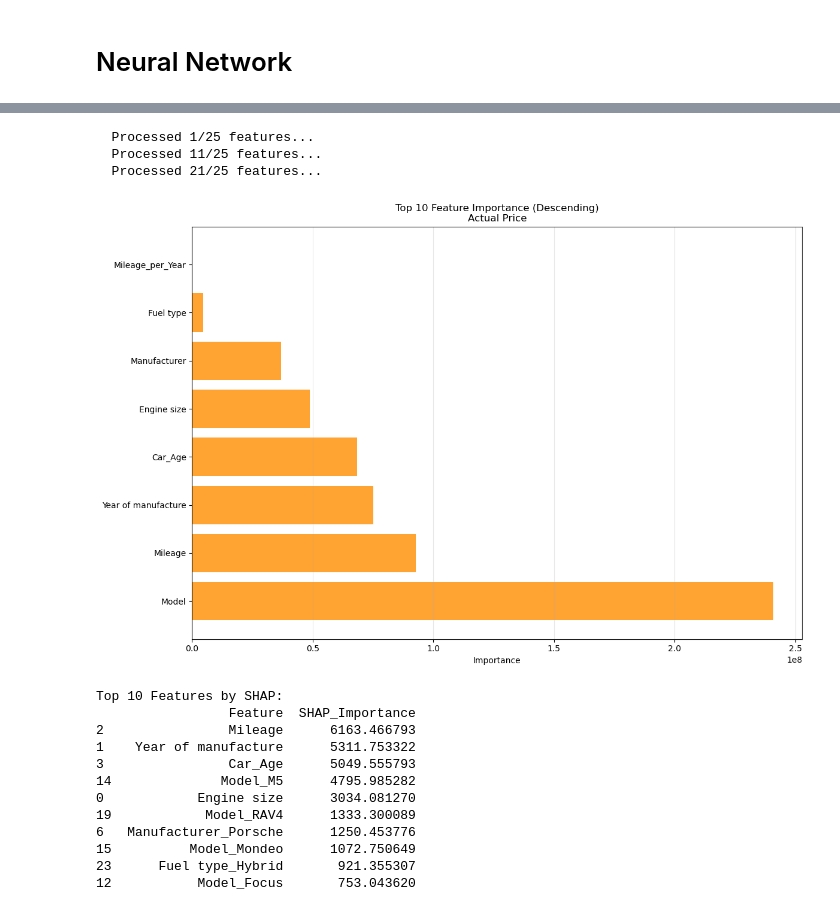
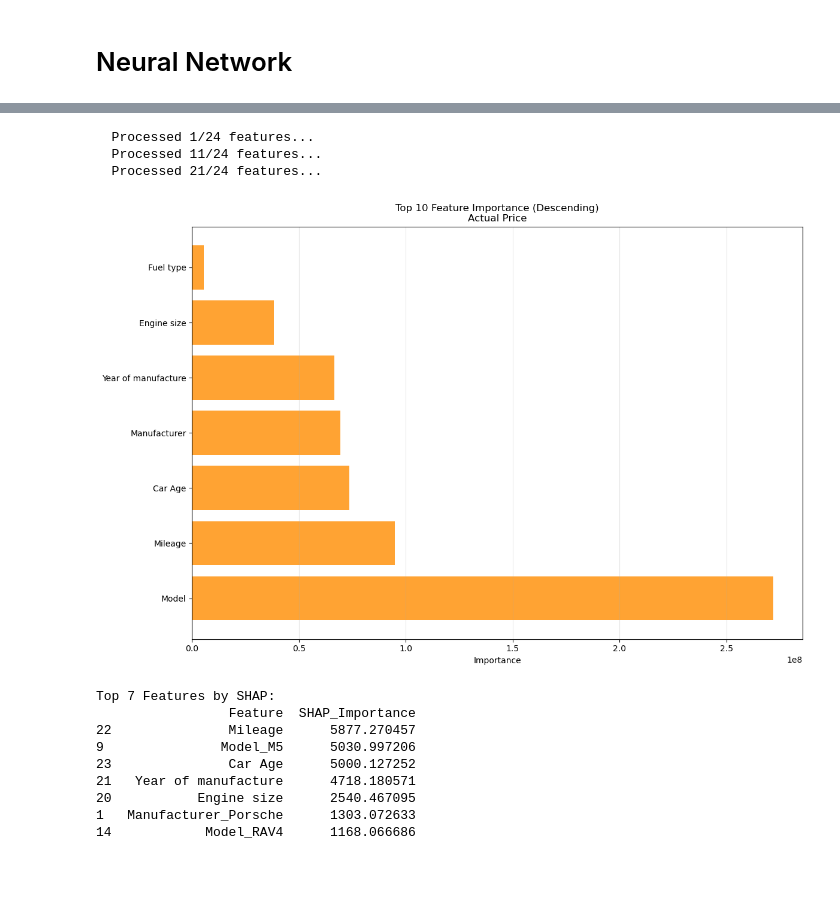
Before and after one commit to ajenee1/Car-price-prediction, a Jupyter notebook: NN.ipynb, the cells around one changed output, grey strips where cells are left out. Drawn from its saved outputs; the diff is of its cells as text; code cells hidden in the pictures; blank space fills up the shorter version.

```diff
--- a/NN.ipynb
+++ b/NN.ipynb
@@ -323,22 +339,0 @@ new_car_data = pd.DataFrame({
-# %%
-"Test prediction on samples from test set"
-sample_new_data = X_test.iloc[:5].copy()  # Test samples
-actual_prices = y_test.iloc[:5].copy()    # Actual prices (for comparison)
-
-for i in range(len(sample_new_data)):
-    sample_scaled = scaler.transform([sample_new_data.iloc[i]])
-
-    # Make prediction
-    predicted_price = model.predict(sample_scaled, verbose=0)[0][0]
-    actual_price = actual_prices.iloc[i]
-
-
-    print(f"Sample {i+1}:")
-    print(f"  Predicted Price: ${predicted_price:,.2f}")
-    print(f"  Actual Price:    ${actual_price:,.2f}")
-    print(f"  Error:           ${abs(predicted_price - actual_price):,.2f}\n")
-    #print(f"Sample {i+1}:")
-    #print(f"  Predicted Price: ${predicted_price:.2f}")
-    #print(f"  Actual Price: ${actual_price:.2f}")
-    #print(f"  Error: ${abs(predicted_price - actual_price):.2f}")
-    #print()
@@ -362,0 +340,16 @@ Sample 5:
+# %%
+"Test prediction on samples from test set"
+sample_new_data = X_test[:5].copy()  # Test samples (numpy indexing)
+actual_prices = y_test.iloc[:5].copy()  # Actual prices (for comparison)
+
+for i in range(len(sample_new_data)):
+    sample_scaled = scaler.transform([sample_new_data[i]])  # Changed indexing here too
+
+    # Make prediction
+    predicted_price = model.predict(sample_scaled, verbose=0)[0][0]
+    actual_price = actual_prices.iloc[i]
+
+    print(f"Sample {i+1}:")
+    print(f"  Predicted Price: ${predicted_price:,.2f}")
+    print(f"  Actual Price:    ${actual_price:,.2f}")
+    print(f"  Error:           ${abs(predicted_price - actual_price):,.2f}\n")
@@ -368,7 +379,7 @@ baseline_mse = mean_squared_error(y_test, baseline_predictions)
 # Calculate importance for each feature
 feature_importance_scores = []
 
-for i, feature_name in enumerate(X_train.columns):
+for i, feature_name in enumerate(feature_names):  # Changed here
     X_test_permuted = X_test_scaled.copy()
     np.random.seed(42)
     X_test_permuted[:, i] = np.random.permutation(X_test_permuted[:, i])
@@ -380,10 +391,10 @@ for i, feature_name in enumerate(X_train.columns):
     feature_importance_scores.append(importance)
 
     if i % 10 == 0:
-        print(f"  Processed {i+1}/{len(X_train.columns)} features...")
+        print(f"  Processed {i+1}/{len(feature_names)} features...")  # Changed here
 
 feature_importance_df = pd.DataFrame({
-    'Feature': X_train.columns,
+    'Feature': feature_names,  # Changed here
     'Importance': feature_importance_scores
 })
 
@@ -412,37 +423,37 @@ def group_feature_importance(df):
 # Group features
 grouped_scores = group_feature_importance(feature_importance_df)
 
 # Sort
 sort_descending = True
 
 grouped_df = pd.DataFrame(list(grouped_scores.items()),
                          columns=['Feature', 'Importance']).sort_values('Importance', ascending=True)
 
 # Plot top 10 features
 plt.figure(figsize=(12, 8))
 top_features = grouped_df.head(10)  # Top 10 grouped features
 
 plt.barh(range(len(top_features)), top_features['Importance'],
          color='#FF8C00', alpha=0.8)  # Orange color
 
 # Labels
 plt.yticks(range(len(top_features)), top_features['Feature'])
 plt.xlabel('Importance')
 
 sort_label = "Descending" if sort_descending else "Ascending"
 plt.title(f'Top 10 Feature Importance ({sort_label})\nActual Price')
 
 if sort_descending:
     plt.gca().invert_yaxis()
 
 plt.grid(True, alpha=0.3, axis='x')
 plt.tight_layout()
 plt.show()
 # %% [output]
-  Processed 1/25 features...
-  Processed 11/25 features...
-  Processed 21/25 features...
+  Processed 1/24 features...
+  Processed 11/24 features...
+  Processed 21/24 features...
-[figure, old version]
+[figure, new version]
 # %%
 "SHAP"
 # Use smaller sample for faster computation
@@ -460,22 +471,19 @@ shap_values = explainer.shap_values(X_test_scaled[:n_explain])
 # Simple feature importance from SHAP
 feature_importance = np.mean(np.abs(shap_values), axis=0)
 shap_df = pd.DataFrame({
-    'Feature': X_train.columns,
+    'Feature': feature_names,  # Changed here
     'SHAP_Importance': feature_importance
 }).sort_values('SHAP_Importance', ascending=False)
 
-print("Top 10 Features by SHAP:")
-print(shap_df.head(10))
+print("Top 7 Features by SHAP:")
+print(shap_df.head(7))
 # %% [output]
-Top 10 Features by SHAP:
+Top 7 Features by SHAP:
                  Feature  SHAP_Importance
-2                Mileage      6163.466793
-1    Year of manufacture      5311.753322
-3                Car_Age      5049.555793
-14              Model_M5      4795.985282
-0            Engine size      3034.081270
-19            Model_RAV4      1333.300089
-6   Manufacturer_Porsche      1250.453776
-15          Model_Mondeo      1072.750649
-23      Fuel type_Hybrid       921.355307
-12           Model_Focus       753.043620
+22               Mileage      5877.270457
+9               Model_M5      5030.997206
+23               Car Age      5000.127252
+21   Year of manufacture      4718.180571
+20           Engine size      2540.467095
+1   Manufacturer_Porsche      1303.072633
+14            Model_RAV4      1168.066686
```
Also changed, not shown: parts of 15 cells of this notebook, 4 other files.
